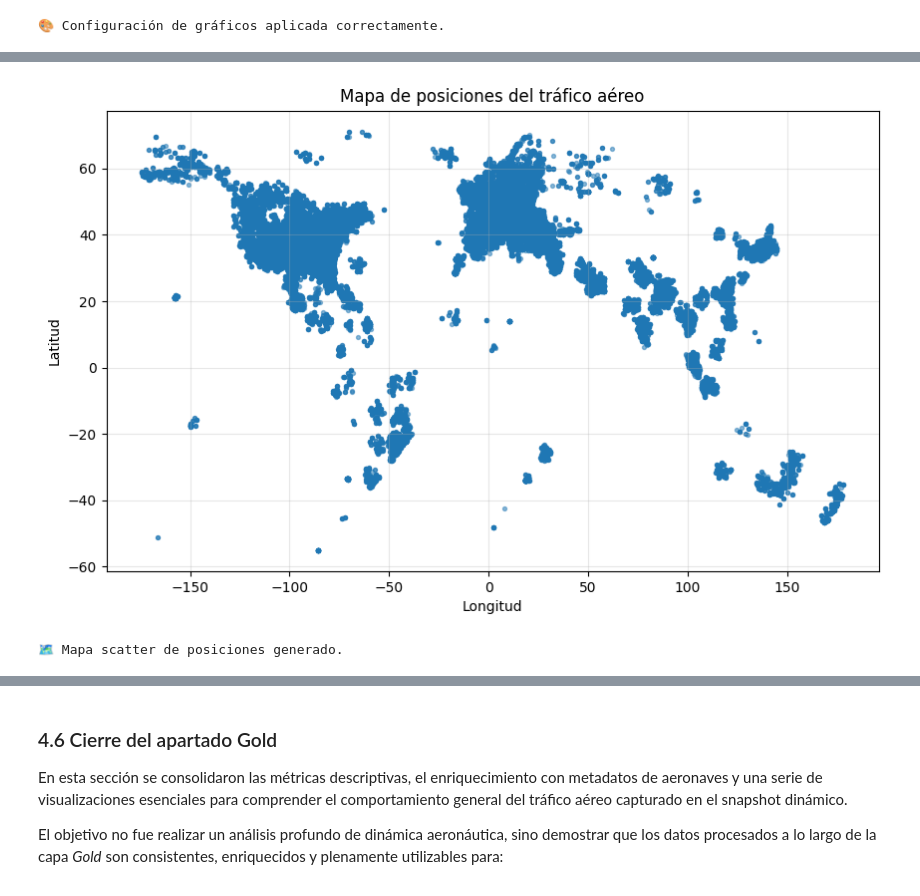
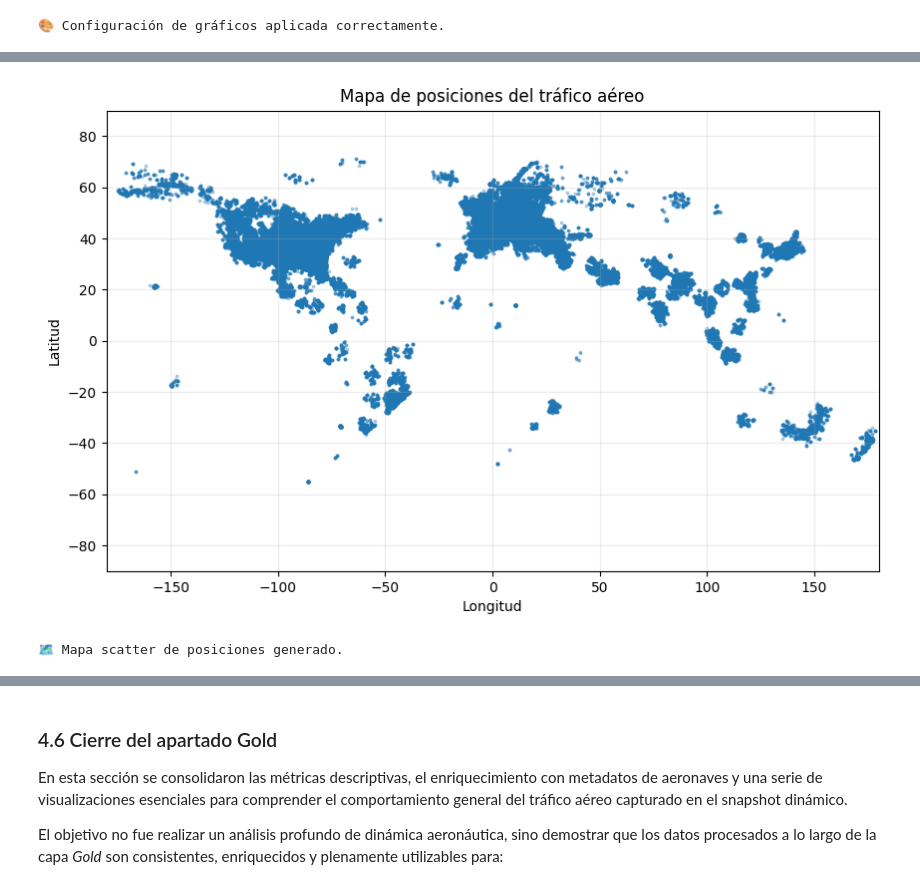
Before and after one commit to fernandezelias/ETL_OpenSky_Aviation, a Jupyter notebook: notebooks/01_opensky_etl.ipynb, the cells around one changed output, grey strips where cells are left out. Drawn from its saved outputs; the diff is of its cells as text; code cells hidden in the pictures.

```diff
--- a/notebooks/01_opensky_etl.ipynb
+++ b/notebooks/01_opensky_etl.ipynb
@@ -1700,21 +1700,36 @@ print("📊 Histogramas de altitudes generados.")
 📊 Histogramas de altitudes generados.
 # %%
 # --- Scatter geográfico de posiciones ---
-# Se grafican las coordenadas válidas del snapshot para visualizar el mapa de aeronaves.
+# Se grafican las coordenadas válidas del snapshot dinámico para visualizar
+# la distribución global del tráfico aéreo.
+#
+# Se ajustan el tamaño de los puntos y la transparencia para obtener una
+# visualización más clara, especialmente cuando hay miles de aeronaves.
+# También se fijan los límites geográficos del mapa (-180 a 180, -90 a 90)
+# para mantener una representación consistente del espacio geográfico.
 
 df_coords = df_states_gold_final.dropna(subset=["latitude", "longitude"])
 
-plt.scatter(df_coords["longitude"], df_coords["latitude"], s=8, alpha=0.5)
+plt.scatter(
+    df_coords["longitude"],
+    df_coords["latitude"],
+    s=3,           # puntos más pequeños → mayor claridad visual
+    alpha=0.3      # mayor transparencia → evita saturación
+)
+
+plt.xlim(-180, 180)
+plt.ylim(-90, 90)
+
 plt.title("Mapa de posiciones del tráfico aéreo")
 plt.xlabel("Longitud")
 plt.ylabel("Latitud")
-plt.grid(True, alpha=0.3)
+plt.grid(True, alpha=0.25)
 
 plt.show()
 
 print("🗺️ Mapa scatter de posiciones generado.")
 # %% [output]
-[figure, old version]
+[figure, new version]
 🗺️ Mapa scatter de posiciones generado.
 # %%
 # --- Relación Velocidad vs Altitud ---
```
Also changed, not shown: parts of 23 cells of this notebook.
